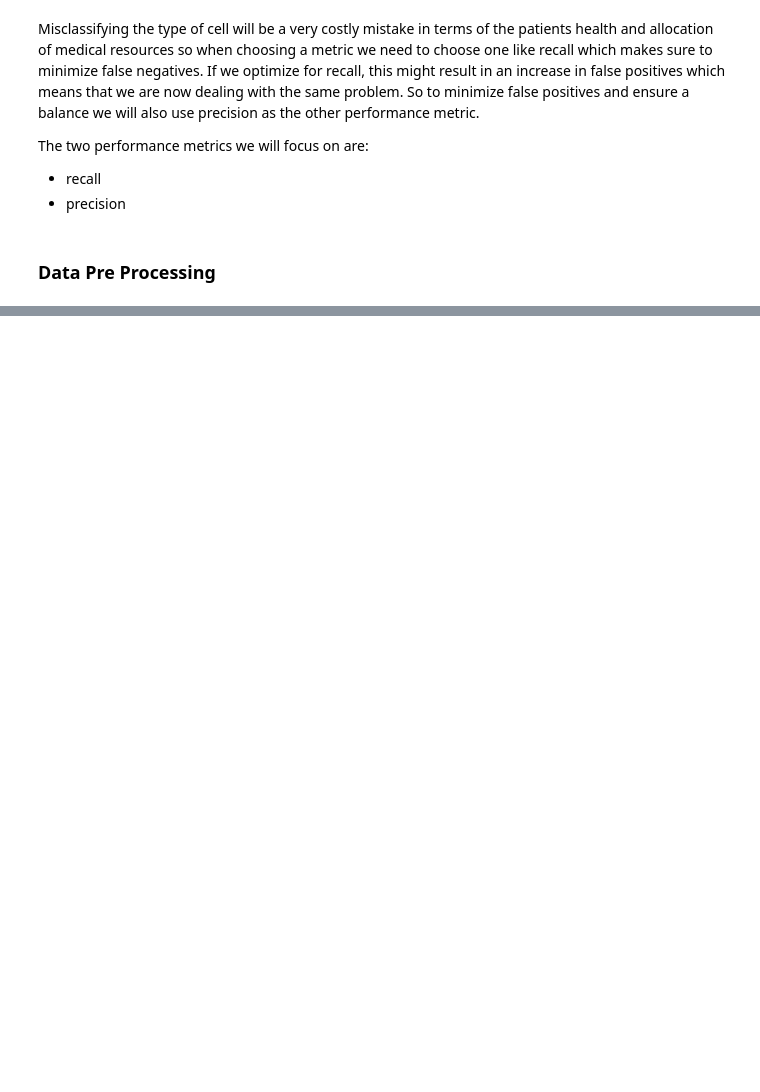
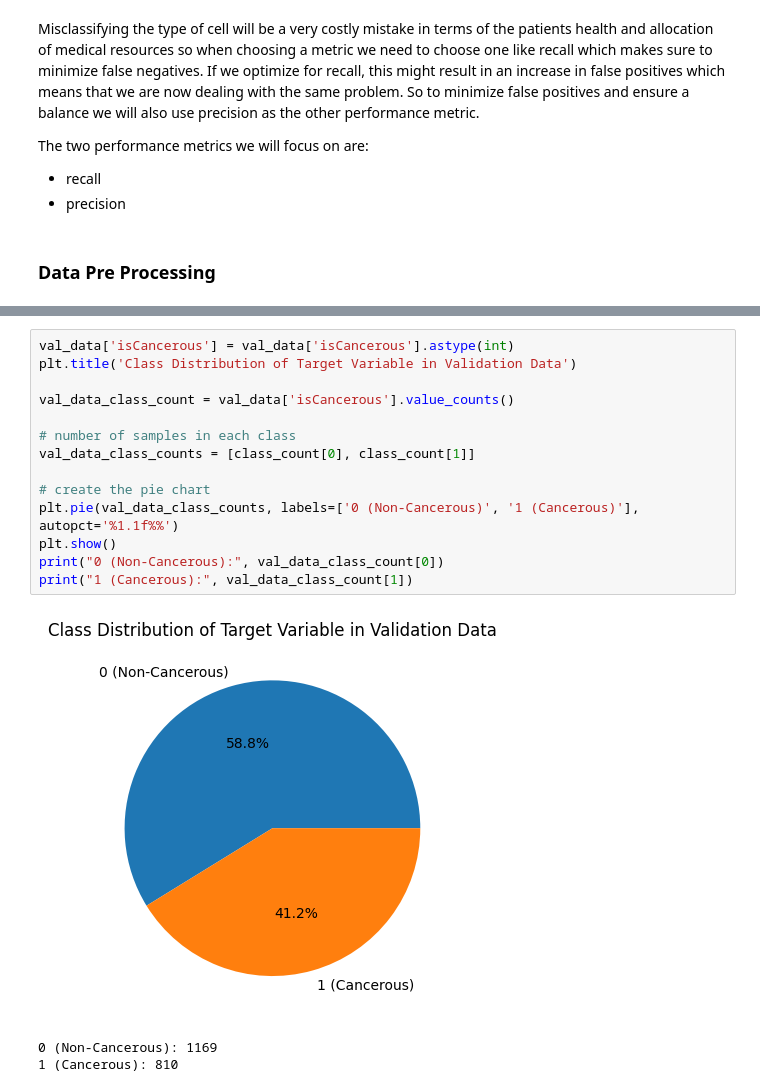
Before and after one commit to IbrahimAshhab/ML-A2-Colon-Cancer, a Jupyter notebook: s3953973_s4007880.ipynb, the cells around one changed output, grey strips where cells are left out. Cells and saved outputs as stored; diff of their text form; blank space fills up the shorter version.

```diff
--- a/s3953973_s4007880.ipynb
+++ b/s3953973_s4007880.ipynb
@@ -114,0 +225,18 @@ The two performance metrics we will focus on are:
+# %%
+val_data['isCancerous'] = val_data['isCancerous'].astype(int)
+plt.title('Class Distribution of Target Variable in Validation Data')
+
+val_data_class_count = val_data['isCancerous'].value_counts()
+
+# number of samples in each class
+val_data_class_counts = [class_count[0], class_count[1]]
+
+# create the pie chart
+plt.pie(val_data_class_counts, labels=['0 (Non-Cancerous)', '1 (Cancerous)'], autopct='%1.1f%%')
+plt.show()
+print("0 (Non-Cancerous):", val_data_class_count[0])
+print("1 (Cancerous):", val_data_class_count[1])
+# %% [output]
+[figure, added]
+0 (Non-Cancerous): 1169
+1 (Cancerous): 810
```
Also changed, not shown: parts of 15 cells of this notebook.
